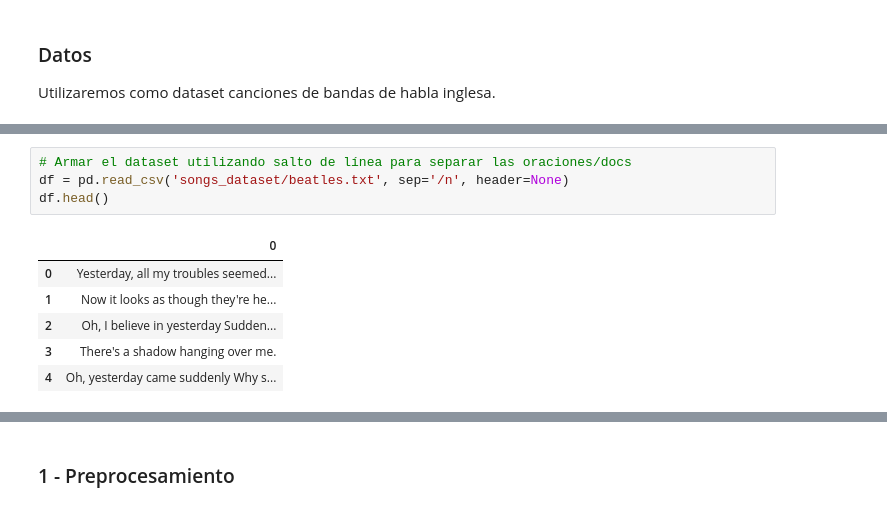
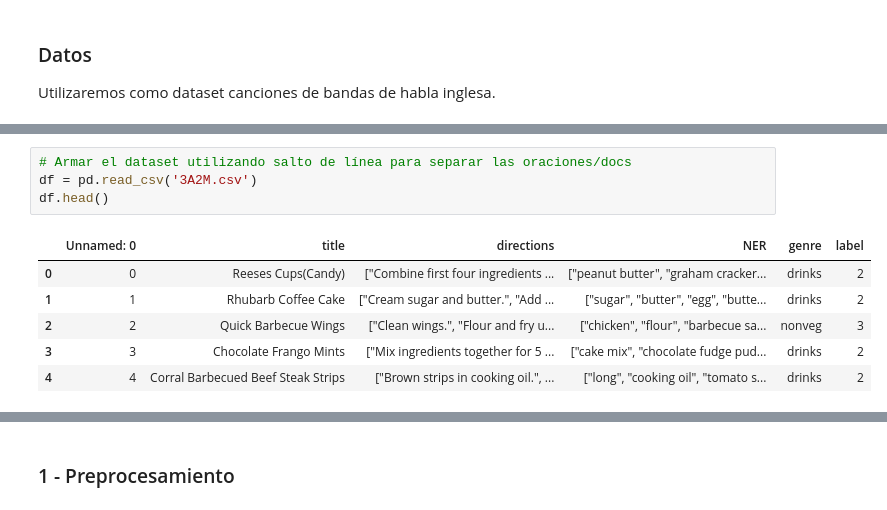
Before and after one commit to anadiedrichs/2023-nlp-tps, a Jupyter notebook: 3b_Custom_embedding_con_Gensim_ingredientes_food.ipynb, the cells around one changed output, grey strips where cells are left out. Drawn from its saved outputs; the diff is of its cells as text.

```diff
--- a/3b_Custom_embedding_con_Gensim_ingredientes_food.ipynb
+++ b/3b_Custom_embedding_con_Gensim_ingredientes_food.ipynb
@@ -62,11 +121,11 @@ os.listdir("./songs_dataset/")
 # %%
 # Armar el dataset utilizando salto de línea para separar las oraciones/docs
-df = pd.read_csv('songs_dataset/beatles.txt', sep='/n', header=None)
+df = pd.read_csv('3A2M.csv')
 df.head()
 # %% [output]
-|  | 0 |
-| 0 | Yesterday, all my troubles seemed... |
-| 1 | Now it looks as though they're he... |
-| 2 | Oh, I believe in yesterday Sudden... |
-| 3 | There's a shadow hanging over me. |
-| 4 | Oh, yesterday came suddenly Why s... |
+|  | Unnamed: 0 | title | directions | NER | genre | label |
+| 0 | 0 | Reeses Cups(Candy) | ["Combine first four ingredients ... | ["peanut butter", "graham cracker... | drinks | 2 |
+| 1 | 1 | Rhubarb Coffee Cake | ["Cream sugar and butter.", "Add ... | ["sugar", "butter", "egg", "butte... | drinks | 2 |
+| 2 | 2 | Quick Barbecue Wings | ["Clean wings.", "Flour and fry u... | ["chicken", "flour", "barbecue sa... | nonveg | 3 |
+| 3 | 3 | Chocolate Frango Mints | ["Mix ingredients together for 5 ... | ["cake mix", "chocolate fudge pud... | drinks | 2 |
+| 4 | 4 | Corral Barbecued Beef Steak Strips | ["Brown strips in cooking oil.", ... | ["long", "cooking oil", "tomato s... | drinks | 2 |
```
Also changed, not shown: parts of 25 cells of this notebook.
